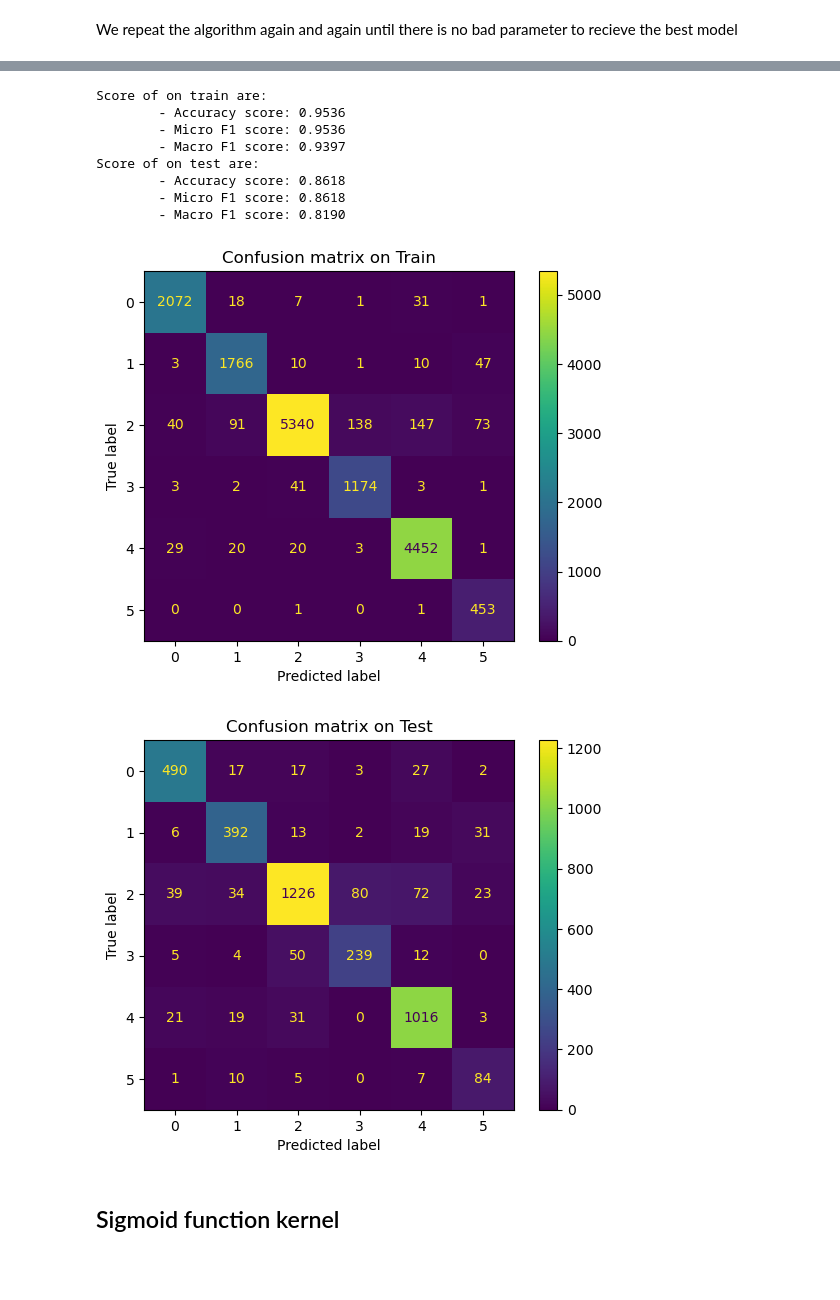
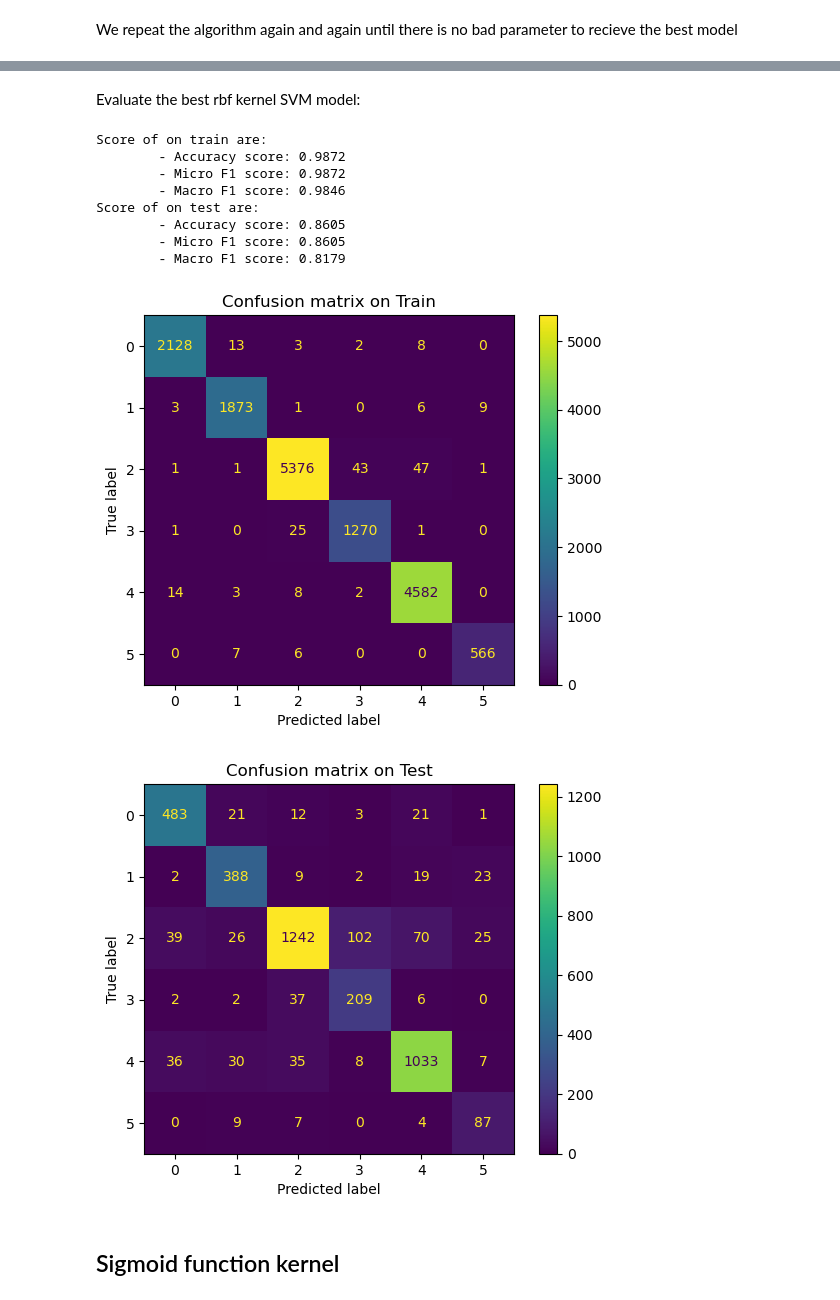
Before and after one commit to auphong2707/emotion-dectection-from-text, a Jupyter notebook: Support Vector Machine (SVM).ipynb, the cells around one changed output, grey strips where cells are left out. Saved outputs shown, nothing was run; the diff lists cells and outputs as text; code cells hidden in the pictures; blank space fills up the shorter version.

```diff
--- a/Support Vector Machine (SVM).ipynb
+++ b/Support Vector Machine (SVM).ipynb
@@ -125,5 +121,5 @@ Scope to $C = 0.1$:
 # %%
-C_list = [0.025, 0.05, 0.075, 0.1, 0.25, 0.5, 0.75]
+C_list = [0.25, 0.5, 0.75, 1, 1.25, 1.5, 1.75]
 
 # Define a list in order to store accuracy points
 cvs_list = list()
@@ -168,5 +164,5 @@ As the result, we can claim that $C = 0.1$ give a model with good accuracy and a
 # %%
-best_svm_linear_model = SVC(kernel='linear', C=0.1)
+best_svm_linear_model = SVC(kernel='linear', C=1.25)
 # %%
 best_svm_linear_model.fit(X_train, y_train)
 evaluate_model(best_svm_linear_model, X_train, X_test, y_train, y_test, include_training=True)
@@ -189,7 +185,7 @@ Formula: $$k(x, z) = e^{-\gamma||x-z||^2_2}$$
 First, we using grid search in a big domain.
 # %%
 dict_param = {
-    'C' : np.asarray([0.01, 0.1, 1, 10.0, 100]),
+    'C' : np.asarray([0.001, 0.01, 0.1, 1, 10.0, 100]),
     'gamma': np.logspace(-3, 2, 6)
 }
 
@@ -238,7 +238,7 @@ We repeat the algorithm again and again until there is no bad parameter to recie
 # %%
 dict_param = {
     'C' : np.linspace(10, 100, 10),
-    'gamma': np.logspace(-3, -2, 10)
+    'gamma': np.logspace(-2, 0, 10)
 }
 
 grid_search = GridSearchCV(SVC(kernel='rbf'), dict_param, cv = 5, n_jobs=8)
@@ -267,18 +269,20 @@ SVC(C=60.0, gamma=0.0016681005372000592) 0.8571875
+# %% [markdown]
+Evaluate the best rbf kernel SVM model:
 # %%
-best_svm_rbf_model = SVC(C=60.0, gamma=0.0016681005372000592)
+best_svm_rbf_model = SVC(C=40.0, gamma=0.016681005372000592)
 best_svm_rbf_model.fit(X_train, y_train)
 evaluate_model(best_svm_rbf_model, X_train, X_test, y_train, y_test, include_training=True)
 # %% [output]
 Score of on train are:
-        - Accuracy score: 0.9536
-        - Micro F1 score: 0.9536
-        - Macro F1 score: 0.9397
+        - Accuracy score: 0.9872
+        - Micro F1 score: 0.9872
+        - Macro F1 score: 0.9846
 Score of on test are:
-        - Accuracy score: 0.8618
-        - Micro F1 score: 0.8618
-        - Macro F1 score: 0.8190
+        - Accuracy score: 0.8605
+        - Micro F1 score: 0.8605
+        - Macro F1 score: 0.8179
-[figure, old version]
+[figure, new version]
-[figure, old version]
+[figure, new version]
 # %% [markdown]
 ## Sigmoid function kernel
 # %% [markdown]
```
Also changed, not shown: parts of 32 cells of this notebook, 1 other file.
